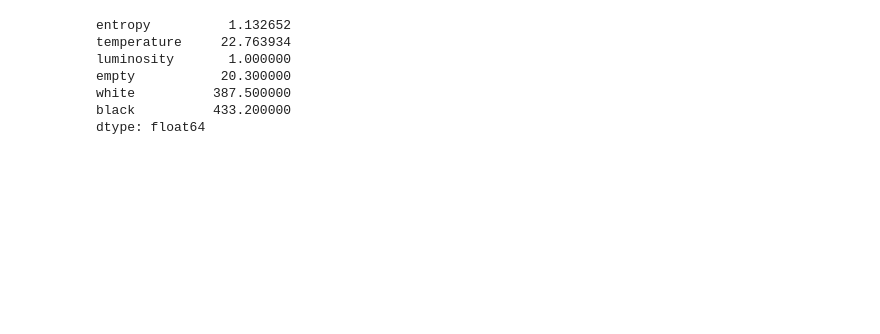
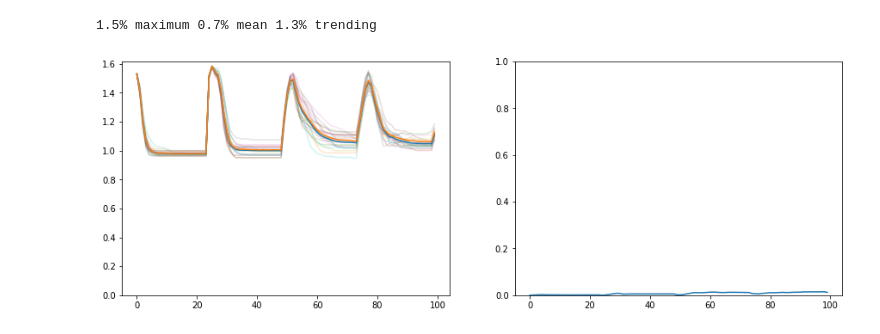
Before and after one commit to timjdavey/incoherence, a Jupyter notebook: notebooks/Analysis Daisyworld.ipynb, the cells around one changed output. Drawn from its saved outputs; the diff is of its cells as text; code cells hidden in the pictures; blank space fills up the shorter version.

```diff
--- a/notebooks/Analysis Daisyworld.ipynb
+++ b/notebooks/Analysis Daisyworld.ipynb
@@ -32,10 +9,0 @@ Wall time: 4.68 s
-# %%
-model.df[-10:].mean()
-# %% [output]
-entropy          1.132652
-temperature     22.763934
-luminosity       1.000000
-empty           20.300000
-white          387.500000
-black          433.200000
-dtype: float64
@@ -41,0 +95,10 @@ dtype: float64
+# %%
+worlds = BasicDaisyWorldTimeSeries()
+worlds.create(20, POP_DEFAULT, store=False)
+worlds.simulate()
+worlds.analyse()
+worlds.stats()
+worlds.plot()
+# %% [output]
+1.5% maximum 0.7% mean 1.3% trending
+[figure, added]
```
Also changed, not shown: parts of 8 cells of this notebook, 3 other files.
